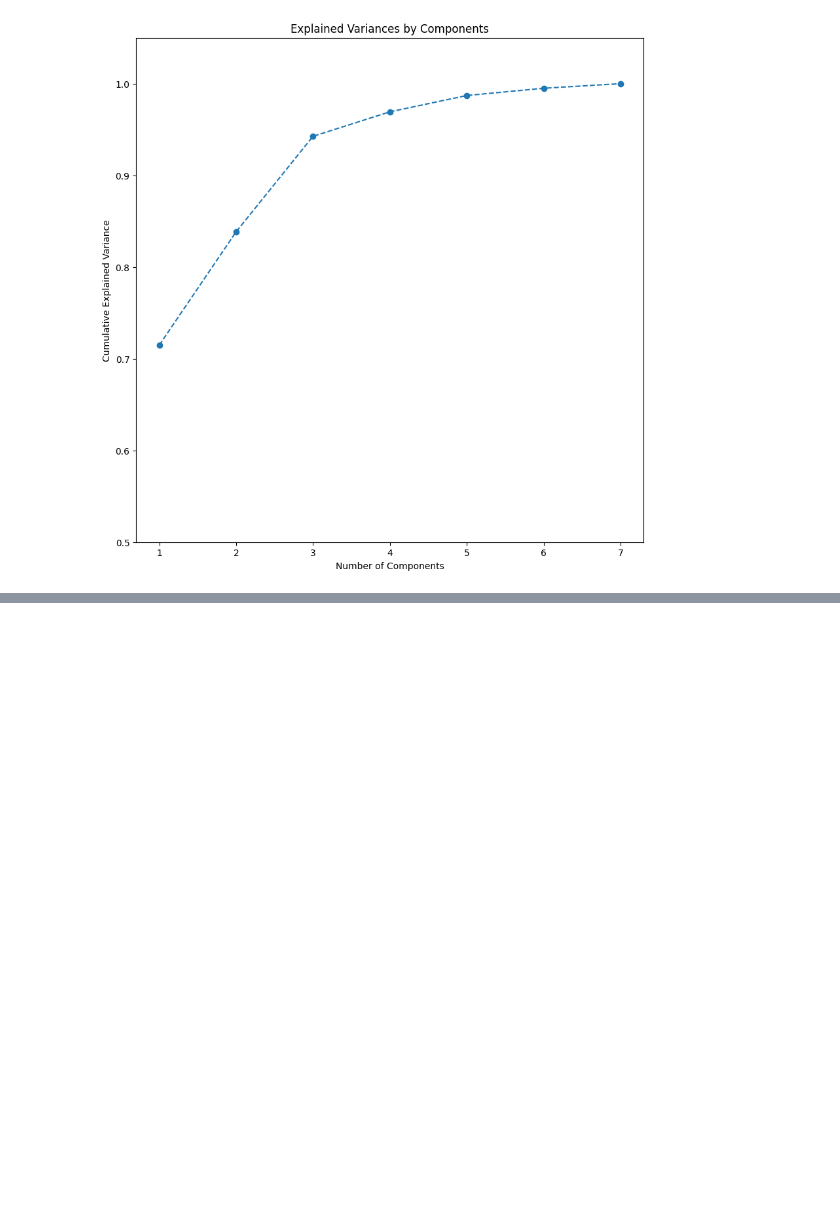
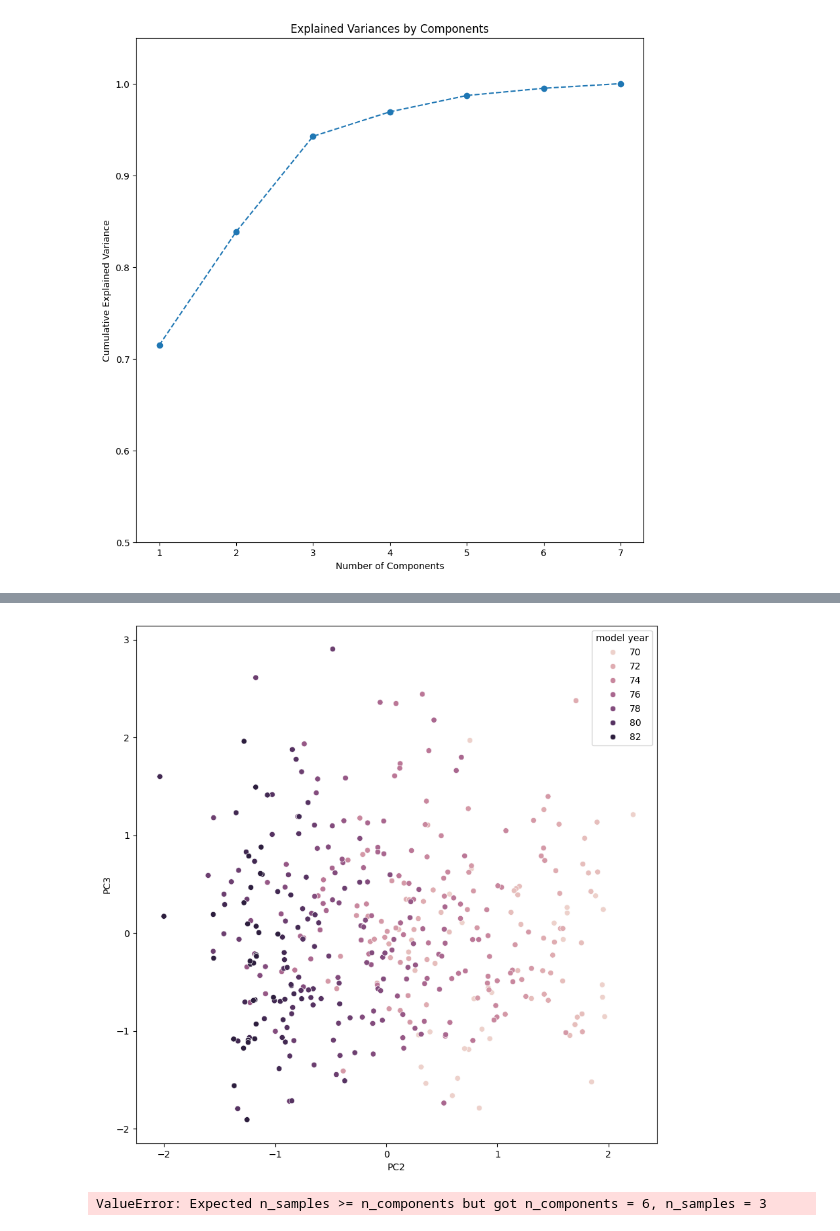
Before and after one commit to MattHuangO-O/DS_ML, a Jupyter notebook: Week 3/auto_practice.ipynb, the cells around one changed output, grey strips where cells are left out. Saved outputs shown, nothing was run; the diff lists cells and outputs as text; code cells hidden in the pictures; blank space fills up the shorter version.

```diff
--- a/Week 3/auto_practice.ipynb
+++ b/Week 3/auto_practice.ipynb
@@ -181,0 +256,16 @@ plt.ylim([.5,1.05])
+# %%
+plt.figure(figsize=(10,10))
+sns.scatterplot(x=auto_pca1[1], y=auto_pca1[2], data = auto, hue = 'model year')
+plt.xlabel('PC2')
+plt.ylabel('PC3')
+plt.show()
+# %% [output]
+[figure, added]
+# %%
+from sklearn.metrics import silhouette_score
+
+GMM = GaussianMixture(n_components = 6).fit(auto_pca)
+labels = GMM.predict(auto_pca)
+sc = silhouette_score(auto_pca, labels)
+# %% [output]
+ValueError: Expected n_samples >= n_components but got n_components = 6, n_samples = 3
```
Also changed, not shown: parts of 12 cells of this notebook, 3 other files.
